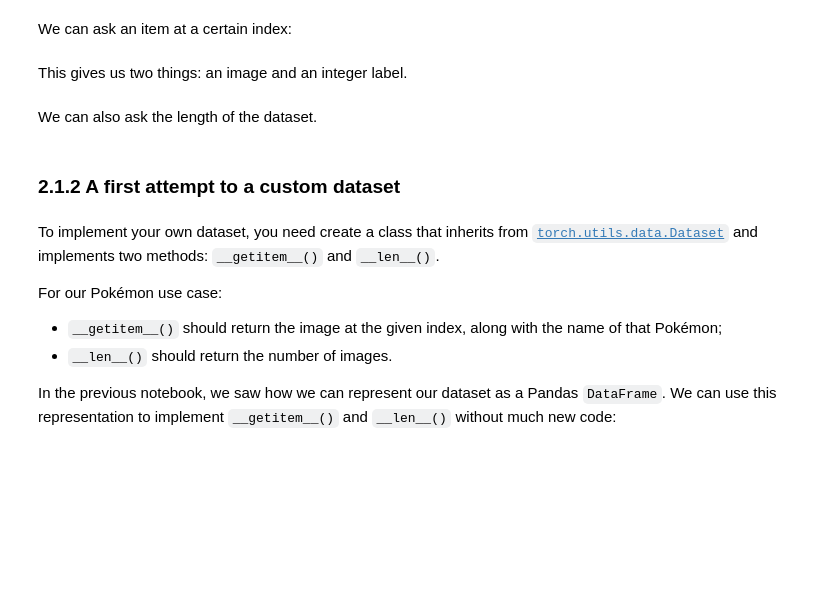
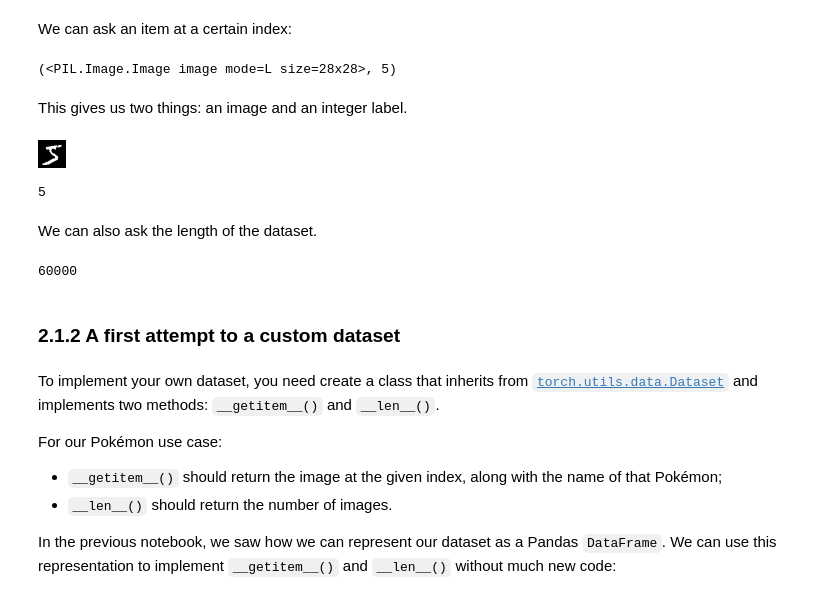
Before and after one commit to jefverhaegen/labo_bld_interp, a Jupyter notebook: notebooks/02_create_dataset.ipynb, the cells around one changed output. Drawn from its saved outputs; the diff is of its cells as text; code cells hidden in the pictures; blank space fills up the shorter version.

```diff
--- a/notebooks/02_create_dataset.ipynb
+++ b/notebooks/02_create_dataset.ipynb
@@ -11,4 +11,6 @@ A [PyTorch `Dataset`](https://pytorch.org/docs/stable/data.html#torch.utils.data
 
 Torchvision already includes [many datasets](https://pytorch.org/vision/stable/datasets.html) to play around with. Let's take a look at the [MNIST](https://pytorch.org/vision/stable/generated/torchvision.datasets.MNIST.html#torchvision.datasets.MNIST) dataset.
 # %%
-# ... WRITE YOUR CODE HERE ... #
+from torchvision.datasets import MNIST
+
+mnist_ds = MNIST("../data/",train=True,download=True)
@@ -15,15 +33,27 @@ Torchvision already includes [many datasets](https://pytorch.org/vision/stable/d
 # %% [markdown]
 We can ask an item at a certain index:
 # %%
-# ... WRITE YOUR CODE HERE ... #
+mnist_ds[0]
+# %% [output]
+(<PIL.Image.Image image mode=L size=28x28>, 5)
 # %% [markdown]
 This gives us two things: an image and an integer label.
 # %%
-# ... WRITE YOUR CODE HERE ... #
+img , label = mnist_ds[0]
+# %%
+img
+# %% [output]
+[figure, added]
+# %%
+label
+# %% [output]
+5
 # %% [markdown]
 We can also ask the length of the dataset.
 # %%
-# ... WRITE YOUR CODE HERE ... #
+len(mnist_ds)
+# %% [output]
+60000
 # %% [markdown]
 ### 2.1.2 A first attempt to a custom dataset
 # %% [markdown]
```
Also changed, not shown: parts of 28 cells of this notebook, 8 other files.
